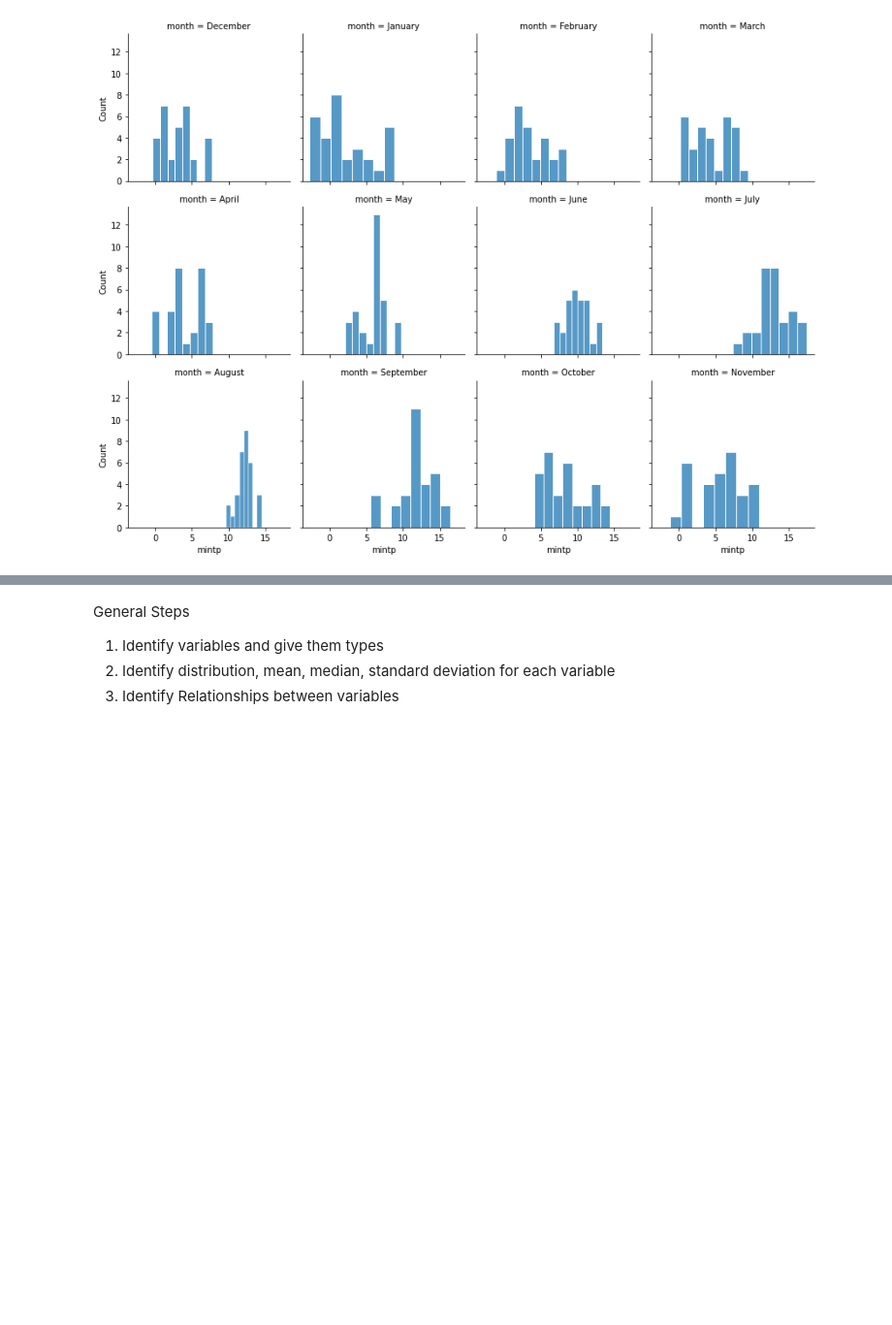
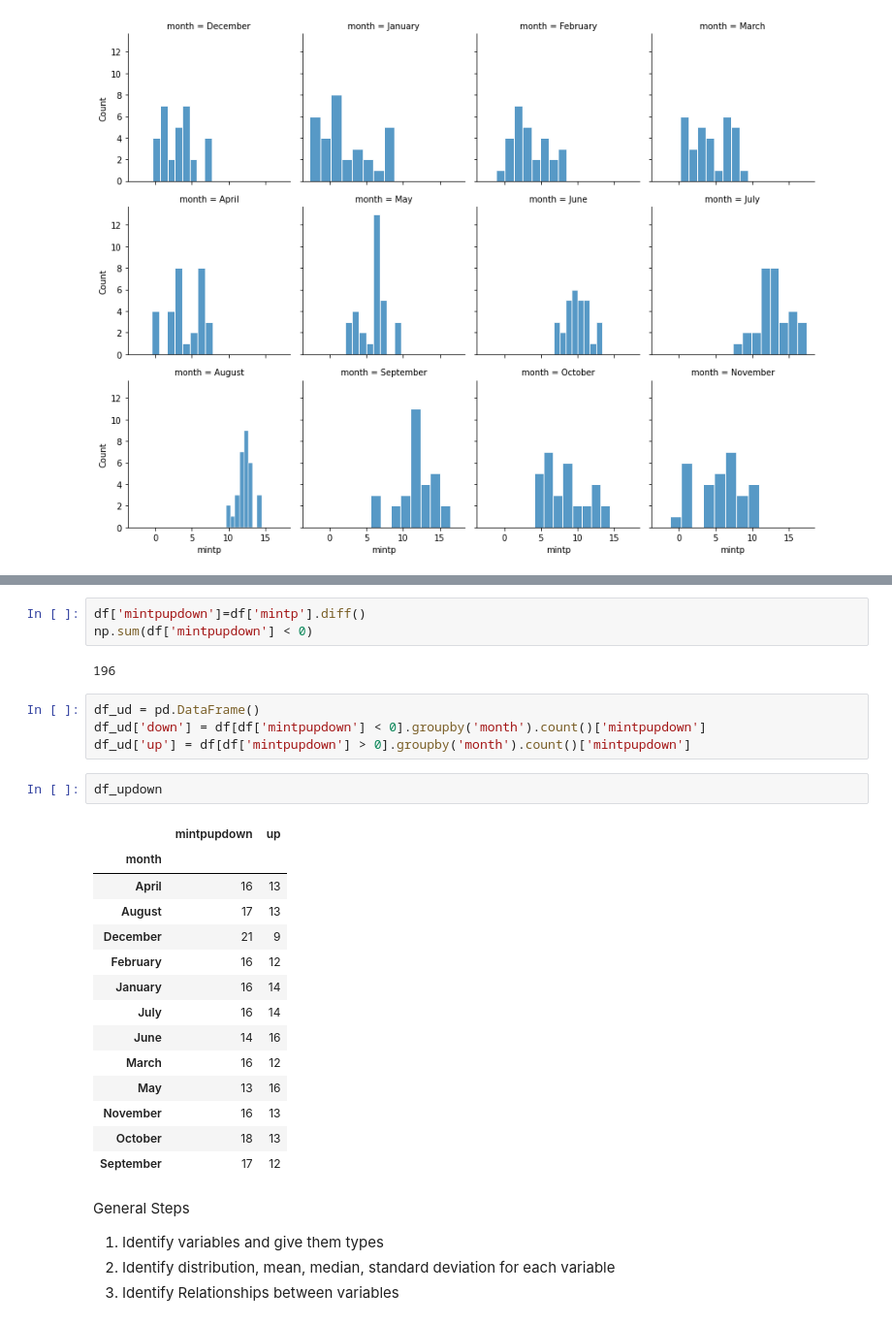
Before and after one commit to fod/simulation, a Jupyter notebook: simulation.ipynb, the cells around one changed output, grey strips where cells are left out. Shown: that part at 97% size. Cells and saved outputs as stored; diff of their text form; blank space fills up the shorter version.

```diff
--- a/simulation.ipynb
+++ b/simulation.ipynb
@@ -118,3 +132,29 @@ g.map(sns.histplot, "mintp", edgecolor='white', bins=8);
+# %%
+df['mintpupdown']=df['mintp'].diff()
+np.sum(df['mintpupdown'] < 0)
+# %% [output]
+196
+# %%
+df_ud = pd.DataFrame()
+df_ud['down'] = df[df['mintpupdown'] < 0].groupby('month').count()['mintpupdown']
+df_ud['up'] = df[df['mintpupdown'] > 0].groupby('month').count()['mintpupdown']
+# %%
+df_updown
+# %% [output]
+|  | mintpupdown | up |
+| month |  |  |
+| April | 16 | 13 |
+| August | 17 | 13 |
+| December | 21 | 9 |
+| February | 16 | 12 |
+| January | 16 | 14 |
+| July | 16 | 14 |
+| June | 14 | 16 |
+| March | 16 | 12 |
+| May | 13 | 16 |
+| November | 16 | 13 |
+| October | 18 | 13 |
+| September | 17 | 12 |
 # %% [markdown]
 General Steps
 1. Identify variables and give them types
```
Also changed, not shown: parts of 1 cell of this notebook.
